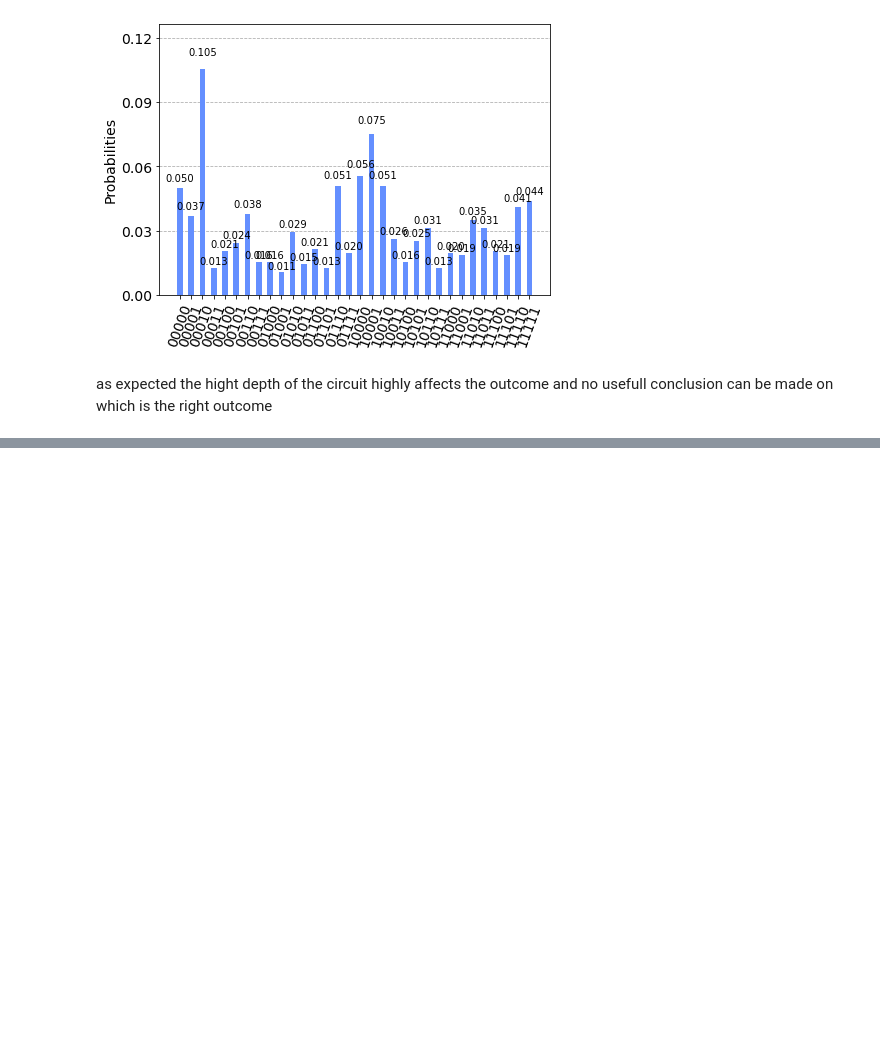
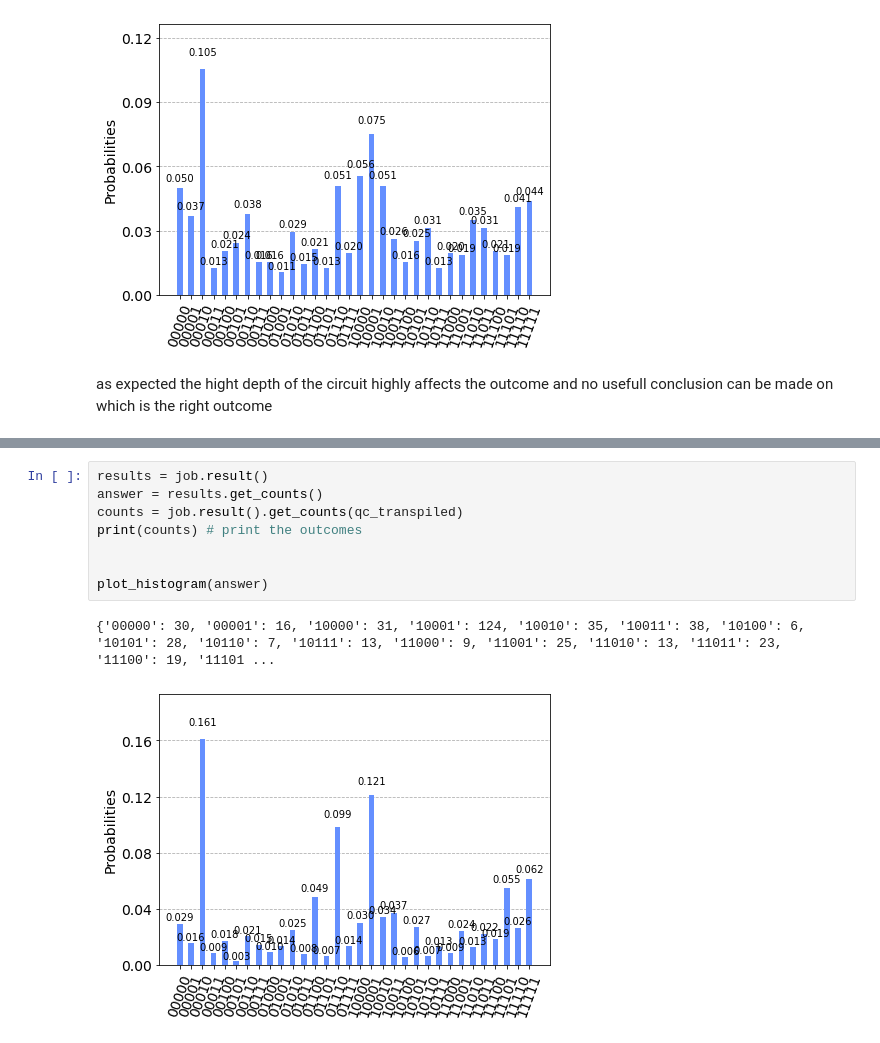
Before and after one commit to iliasgalanis/Investigate-Quantum-Volume, a Jupyter notebook: ibmq_5_yorktown/exp_5x26.ipynb, the cells around one changed output, grey strips where cells are left out. Drawn from its saved outputs; the diff is of its cells as text; blank space fills up the shorter version.

```diff
--- a/ibmq_5_yorktown/exp_5x26.ipynb
+++ b/ibmq_5_yorktown/exp_5x26.ipynb
@@ -104,0 +148,11 @@ as expected the hight depth of the circuit highly affects the outcome and no use
+# %%
+results = job.result()
+answer = results.get_counts()
+counts = job.result().get_counts(qc_transpiled)
+print(counts) # print the outcomes
+
+
+plot_histogram(answer)
+# %% [output]
+{'00000': 30, '00001': 16, '10000': 31, '10001': 124, '10010': 35, '10011': 38, '10100': 6, '10101': 28, '10110': 7, '10111': 13, '11000': 9, '11001': 25, '11010': 13, '11011': 23, '11100': 19, '11101 ...
+[figure, added]
```
Also changed, not shown: parts of 11 cells of this notebook, 2 other files.
